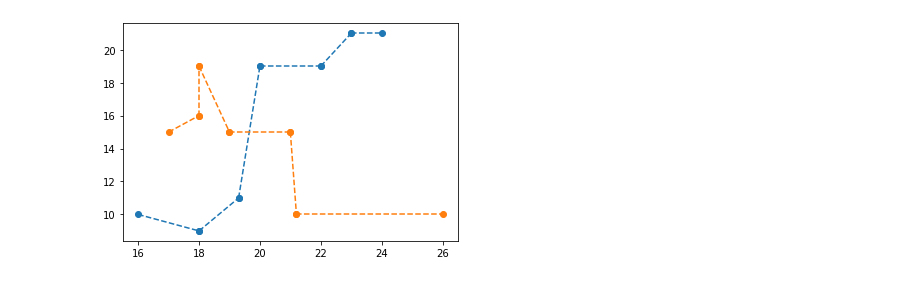
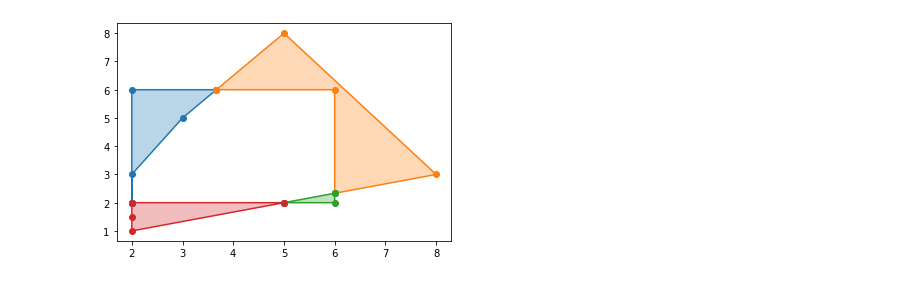
Before and after one commit to JulienNonin/error-btw-trajectories, a Jupyter notebook: estimator.ipynb, the cells around one changed output. Drawn from its saved outputs; the diff is of its cells as text; code cells hidden in the pictures.

```diff
--- a/estimator.ipynb
+++ b/estimator.ipynb
@@ -152,25 +152,6 @@ class LineSegment:
                 intersection = Point(p1x + t[1] * (p2x - p1x), p1y + t[1] * (p2y - p1y))
                 return intersection
         return None
-
-    def single_split(self, point):
-        """point : instance of Point"""
-        if self.contains(point):
-            return LineSegment(self.anchor, point), LineSegment(point, self.endpoint)
-
-    def split(self, points):
-        """points : list of Points"""
-        sorted_points = sorted(points, key = lambda p : p.distance(self.anchor))
-        seg_last = self
-        new_segments = []
-        for point in sorted_points:
-            seg_first, seg_last = seg_last.single_split(point)
-            new_segments.append(seg_first)
-        new_segments.append(seg_last)
-        return new_segments
-
-#     def toVector(self):
-#         return Vector(self.anchor, self.endpoint)
 # %%
 class Polygon():
     def __init__(self, *P):
@@ -292,12 +259,12 @@ class Trajectory():
             error += P.area
         return error / self.length
 # %%
-A = Trajectory([Point(16, 10), Point(18, 9), Point(19.3, 11), Point(20, 19), Point(22, 19), Point(23,21), Point(24, 21)])
-B = Trajectory([Point(17, 15), Point(18, 16), Point(18, 19), Point(19,15), Point(21, 15), Point(21.2, 10), Point(26, 10)])
-# B = Trajectory([Point(0.5, 3), Point(1, 0), Point(2, 0), Point(2.5, 3), Point(1.5, 3), Point(1, 2), Point(0, 2)])
+if __name__ == "__main__":
+    # A = Trajectory([Point(16, 10), Point(18, 9), Point(19.3, 11), Point(20, 19), Point(22, 19), Point(23,21), Point(24, 21)])
+    # B = Trajectory([Point(17, 15), Point(18, 16), Point(18, 19), Point(19,15), Point(21, 15), Point(21.2, 10), Point(26, 10)])
 
-A.display()
-B.display("C1")
-# print(A)
+    A = Trajectory([Point(2, 2), Point(2, 6), Point(6, 6), Point(6, 2), Point(2, 2)])
+    B = Trajectory([Point(2, 2), Point(2, 3), Point(3, 5), Point(5, 8), Point(8, 3), Point(2, 1)])
+    A.error_with(B, display=True)
 # %% [output]
-[figure, old version]
+[figure, new version]
```
Also changed, not shown: parts of 2 cells of this notebook, 2 other files.
